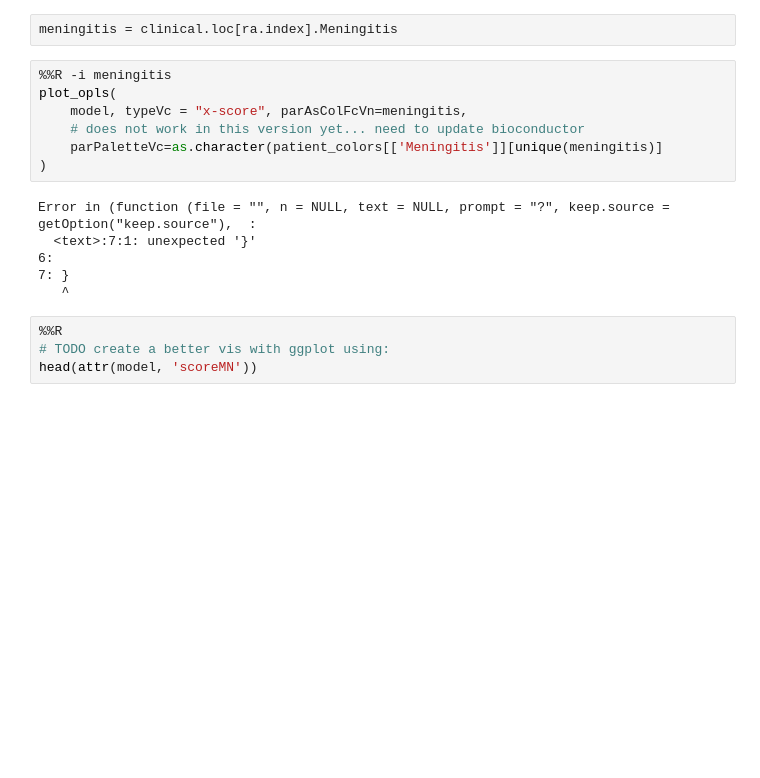
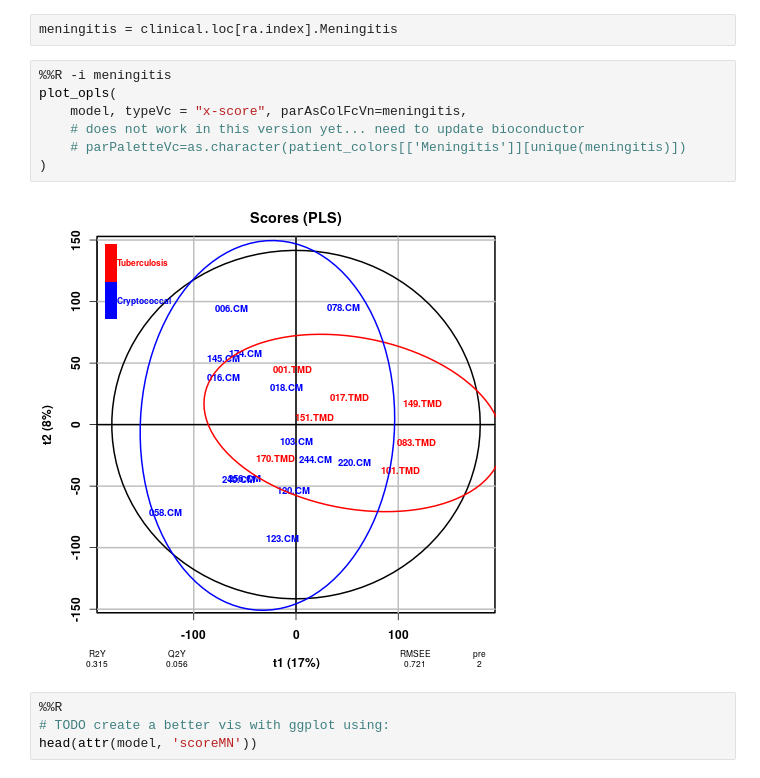
Before and after one commit to krassowski/meningitis-integration, a Jupyter notebook: analyses/integration/RNAseq_and_protein.ipynb, the cells around one changed output. Cells and saved outputs as stored; diff of their text form; blank space fills up the shorter version.

Commit message:
Fix typo in numbering and x-scores plot not showing up

```diff
--- a/analyses/integration/RNAseq_and_protein.ipynb
+++ b/analyses/integration/RNAseq_and_protein.ipynb
@@ -1453,16 +1453,12 @@ meningitis = clinical.loc[ra.index].Meningitis
 # %%
 %%R -i meningitis
 plot_opls(
     model, typeVc = "x-score", parAsColFcVn=meningitis,
     # does not work in this version yet... need to update bioconductor
-    parPaletteVc=as.character(patient_colors[['Meningitis']][unique(meningitis)]
+    # parPaletteVc=as.character(patient_colors[['Meningitis']][unique(meningitis)])
 )
 # %% [output]
-Error in (function (file = "", n = NULL, text = NULL, prompt = "?", keep.source = getOption("keep.source"),  :
-  <text>:7:1: unexpected '}'
-6:
-7: }
-   ^
+[figure, added]
 # %%
 %%R
 # TODO create a better vis with ggplot using:
```
Also changed, not shown: parts of 3 cells of this notebook.
